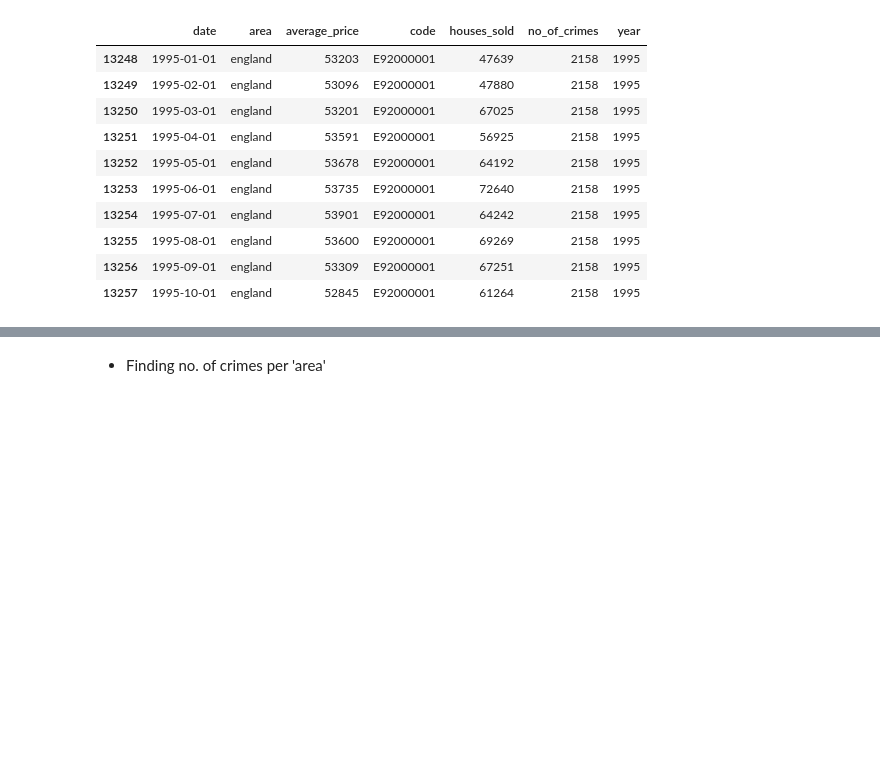
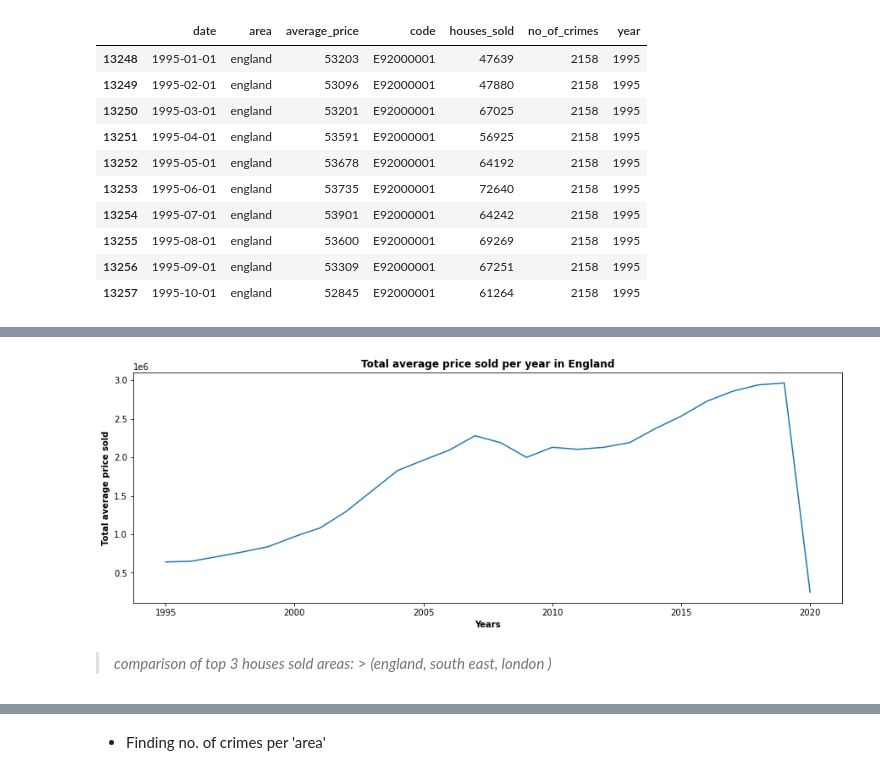
Before and after one commit to captin01/Data_Analysis, a Jupyter notebook: London_Housing/LND_Housing.ipynb, the cells around one changed output, grey strips where cells are left out. Drawn from its saved outputs; the diff is of its cells as text; code cells hidden in the pictures; blank space fills up the shorter version.

```diff
--- a/London_Housing/LND_Housing.ipynb
+++ b/London_Housing/LND_Housing.ipynb
@@ -409,0 +384,16 @@ plt.show()
+# %%
+#line graph of total average price sold in england
+eng_avg_year = England.groupby('year')['average_price'].sum()
+
+plt.figure(figsize = (15,5))
+plt.plot(eng_avg_year.index,
+         eng_avg_year.values)
+plt.ylabel('Total average price sold', fontweight = 'bold')
+plt.xlabel('Years', fontweight = 'bold')
+plt.title('Total average price sold per year in England', fontsize = 12, fontweight = 'bold')
+plt.show()
+# %% [output]
+[figure, added]
+# %% [markdown]
+> *comparison of top 3 houses sold areas:*
+    > *(england, south east, london )*
```
Also changed, not shown: parts of 47 cells of this notebook.
